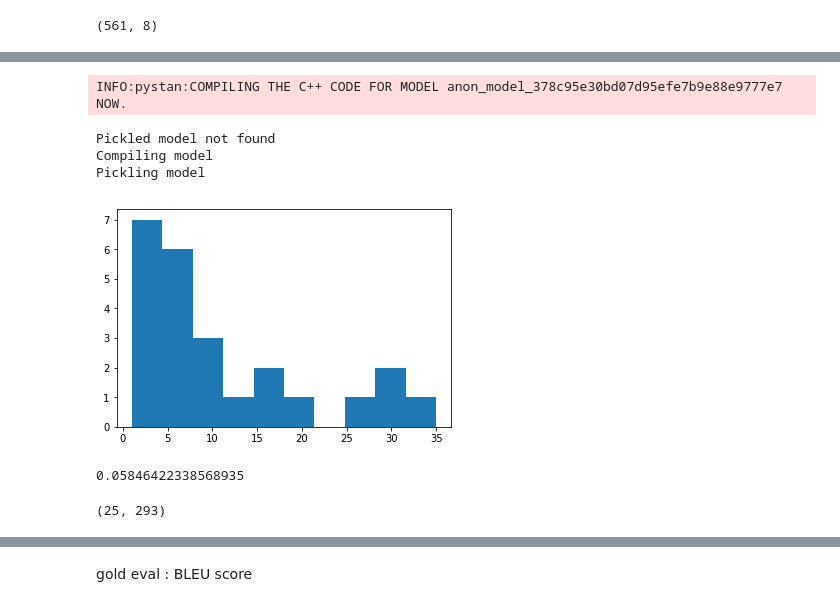
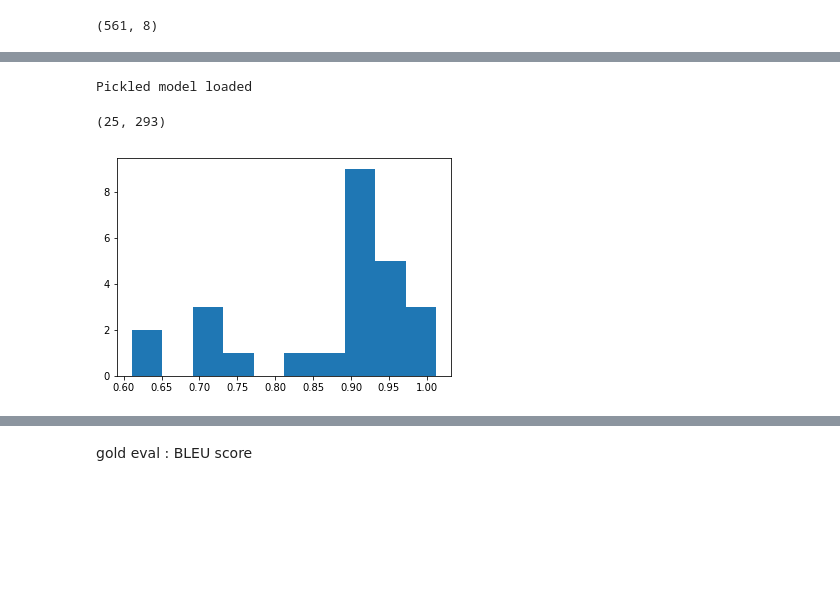
Before and after one commit to Praznat/humansdoit, a Jupyter notebook: urdu_experiment.ipynb, the cells around one changed output, grey strips where cells are left out. Drawn from its saved outputs; the diff is of its cells as text; code cells hidden in the pictures; blank space fills up the shorter version.

```diff
--- a/urdu_experiment.ipynb
+++ b/urdu_experiment.ipynb
@@ -190,8 +250,5 @@ stan_data = utils.calc_distances(crowd_df, bleu2way, label_colname="label", item
 # %%
-stan_model = utils.stanmodel("mas", overwrite=True)
+stan_model = utils.stanmodel("mas", overwrite=False)
 # %% [output]
-INFO:pystan:COMPILING THE C++ CODE FOR MODEL anon_model_378c95e30bd07d95efe7b9e88e9777e7 NOW.
+Pickled model loaded
-Pickled model not found
-Compiling model
-Pickling model
 # %%
@@ -208,18 +297,18 @@ opt = stan_model.optimizing(data=stan_data,verbose=True,iter=1500)
 # %%
-sddf = pd.DataFrame(stan_data)
-n1 = sddf.groupby(["u1s", "items"]).count()["distances"].groupby("u1s").count()
-plt.hist(n1)
-plt.show()
+# sddf = pd.DataFrame(stan_data)
+# n1 = sddf.groupby(["u1s", "items"]).count()["distances"].groupby("u1s").count()
+# plt.hist(n1)
+# plt.show()
-# %% [output]
-[figure, removed]
 # %%
-(n1.values / 191).mean()
+# (n1.values / 191).mean()
-# %% [output]
-0.05846422338568935
 # %%
 stan_data["NUSERS"], stan_data["NITEMS"]
 # %% [output]
 (25, 293)
+# %%
+plt.hist(experiments.uerr_baseline(stan_data));plt.show()
+# %% [output]
+[figure, added]
 # %%
 plt.scatter(opt["pred_distances"], stan_data["distances"])
 plt.xlabel("pred_distances")
```
Also changed, not shown: parts of 34 cells of this notebook, 10 other files.
